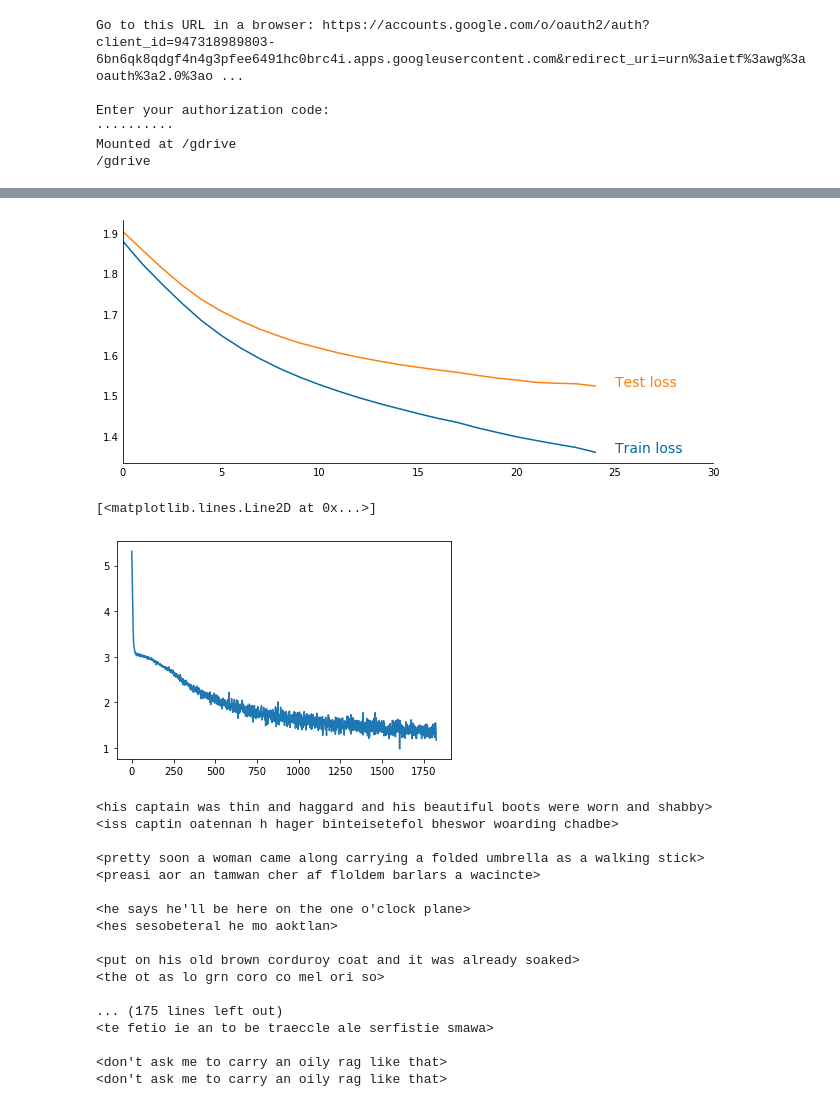
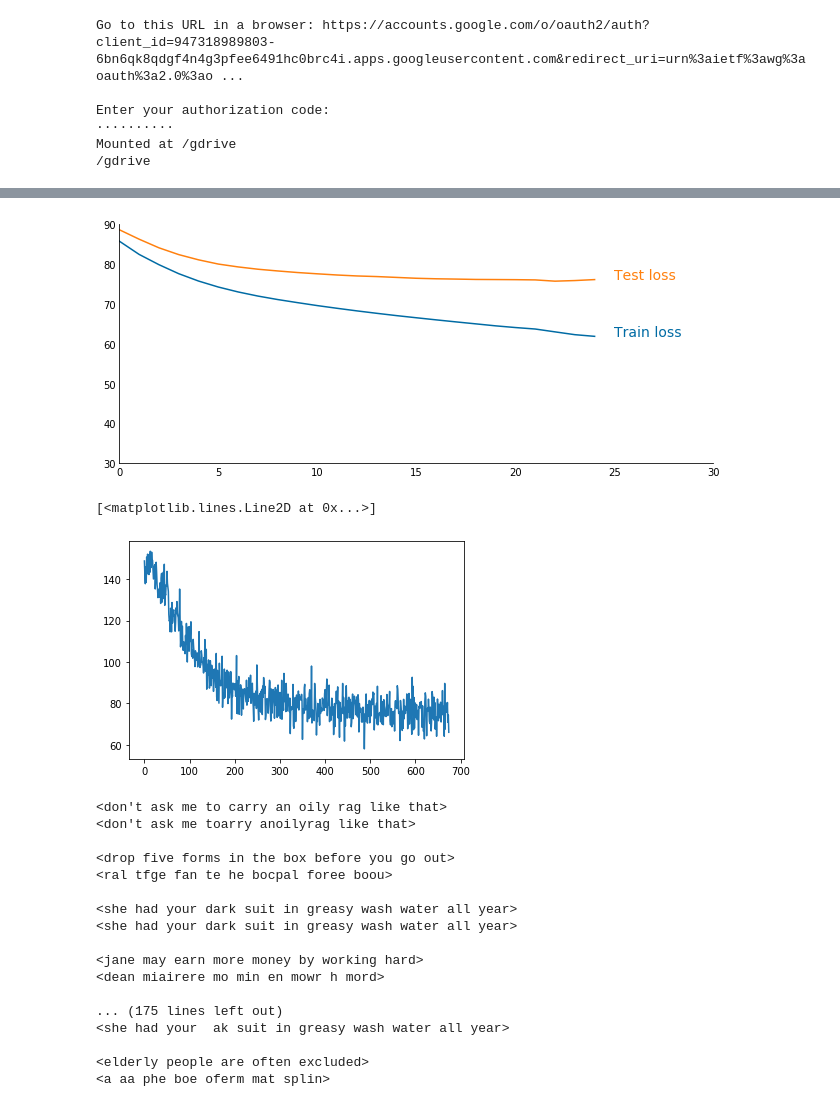
Before and after one commit to saurabhmathur96/Speech-to-Text-Engine, a Jupyter notebook: timit_conditioned_speech_recognition.ipynb, the cells around one changed output, grey strips where cells are left out. Saved outputs shown, nothing was run; the diff lists cells and outputs as text; code cells hidden in the pictures.

```diff
--- a/timit_conditioned_speech_recognition.ipynb
+++ b/timit_conditioned_speech_recognition.ipynb
@@ -136,7 +136,7 @@ test_data = SpeechData(inputs, input_lengths, outputs, output_lengths)
 [interactive output not drawn]
 # %%
 class SpeechNet(nn.Module):
-  def __init__(self, device, input_size=513, output_size=len(char2index)+1, num_layers=2, hidden_size=128):
+  def __init__(self, device, input_size=513, output_size=len(char2index)+1, num_layers=1, hidden_size=256):
     self.device = device
     self.num_layers = num_layers
     self.hidden_size = hidden_size
@@ -181,7 +181,7 @@ test_loader = torch.utils.data.DataLoader(test_data, batch_size=64, shuffle=True
 from torch.autograd import Variable
 from tqdm.auto import tqdm
 import itertools
-
+from torch.optim.lr_scheduler import ExponentialLR
 
 device = torch.device('cuda')
 
@@ -189,8 +189,10 @@ net = SpeechNet(device, input_size=523).to(device)
 net.apply(weight_init)
 
 
-criterion = nn.CTCLoss(blank=len(char2index), zero_infinity=True, reduction='mean').to(device)
-optimizer = torch.optim.Adam(net.parameters(), weight_decay=1e-5)
+criterion = nn.CTCLoss(blank=len(char2index), zero_infinity=True, reduction='none').to(device)
+optimizer = torch.optim.Adam(net.parameters(), weight_decay=0.001)
+
+scheduler = ExponentialLR(optimizer, gamma=0.9999)
 losses = []
 test_loss = []
 for epoch in range(25):
@@ -211,9 +213,11 @@ for epoch in range(25):
     loss = loss.mean()
     losses.append(loss.item())
 
-    # torch.nn.utils.clip_grad_norm_(net.parameters(), clip_value)
     loss.backward()
+    torch.nn.utils.clip_grad_norm_(net.parameters(), 400)
+
     optimizer.step()
+    scheduler.step()
   print ('train loss = ', np.mean(losses[::-1][:len(train_loader)]))
 
 
@@ -266,18 +270,18 @@ for i in range(len(tableau20blind)):
     r, g, b = tableau20blind[i]
     tableau20blind[i] = (r / 255., g / 255., b / 255.)
 
-plt.xlim(0, len(tr)+5)
+
 tr = [np.mean(losses[start:start+len(losses)])  for start in range(0, len(losses), len(train_loader))]
 plt.plot(tr, color=tableau20blind[0])
 
-
+plt.xlim(0, len(tr)+5)
 te = [np.mean(test_loss[start:start+len(test_loss)]) for start in range(0, len(test_loss), len(test_loader))]
 plt.plot(te, color=tableau20blind[1])
 
 plt.text( len(tr),tr[-1],   'Train loss', color=tableau20blind[0], fontsize=14)
 plt.text( len(te),te[-1], 'Test loss', color=tableau20blind[1], fontsize=14)
 
-
+plt.ylim(30, 90)
 
 plt.gca().spines['top'].set_visible(False)
 plt.gca().spines['right'].set_visible(False)
@@ -286,17 +290,18 @@ plt.gca().spines['bottom'].set_visible(True)
 plt.tight_layout(pad=5)
 plt.gca().tick_params(axis='both', length=0)
 # %% [output]
-[figure, old version]
+[figure, new version]
 # %%
-plt.plot(losses)
+plt.plot(test_loss)
 # %% [output]
 [<matplotlib.lines.Line2D at 0x...>]
-[figure, old version]
+[figure, new version]
 # %%
 import itertools
+index2char = dict(zip(char2index.values(), char2index.keys()))
 with torch.no_grad():
   for inp, inp_len, op, op_len in test_loader:
-    index2char = dict(zip(char2index.values(), char2index.keys()))
+
     inp, inp_len = inp.float().to(device), inp_len.long().to(device)
     op, op_len = op.long().to(device), op_len.long().to(device)
 
@@ -316,20 +321,20 @@ with torch.no_grad():
       start += o
     break
 # %% [output]
-<his captain was thin and haggard and his beautiful boots were worn and shabby>
-<iss captin oatennan h hager binteisetefol bheswor woarding chadbe>
+<don't ask me to carry an oily rag like that>
+<don't ask me toarry anoilyrag like that>
 
-<pretty soon a woman came along carrying a folded umbrella as a walking stick>
-<preasi aor an tamwan cher af floldem barlars a wacincte>
+<drop five forms in the box before you go out>
+<ral tfge fan te he bocpal foree boou>
 
-<he says he'll be here on the one o'clock plane>
-<hes sesobeteral he mo aoktlan>
+<she had your dark suit in greasy wash water all year>
+<she had your dark suit in greasy wash water all year>
 
-<put on his old brown corduroy coat and it was already soaked>
-<the ot as lo grn coro co mel ori so>
+<jane may earn more money by working hard>
+<dean miairere mo min en mowr h mord>
 
 ... (175 lines left out)
-<te fetio ie an to be traeccle ale serfistie smawa>
+<she had your  ak suit in greasy wash water all year>
 
-<don't ask me to carry an oily rag like that>
-<don't ask me to carry an oily rag like that>
+<elderly people are often excluded>
+<a aa phe boe oferm mat splin>
```
Also changed, not shown: parts of 2 cells of this notebook.
